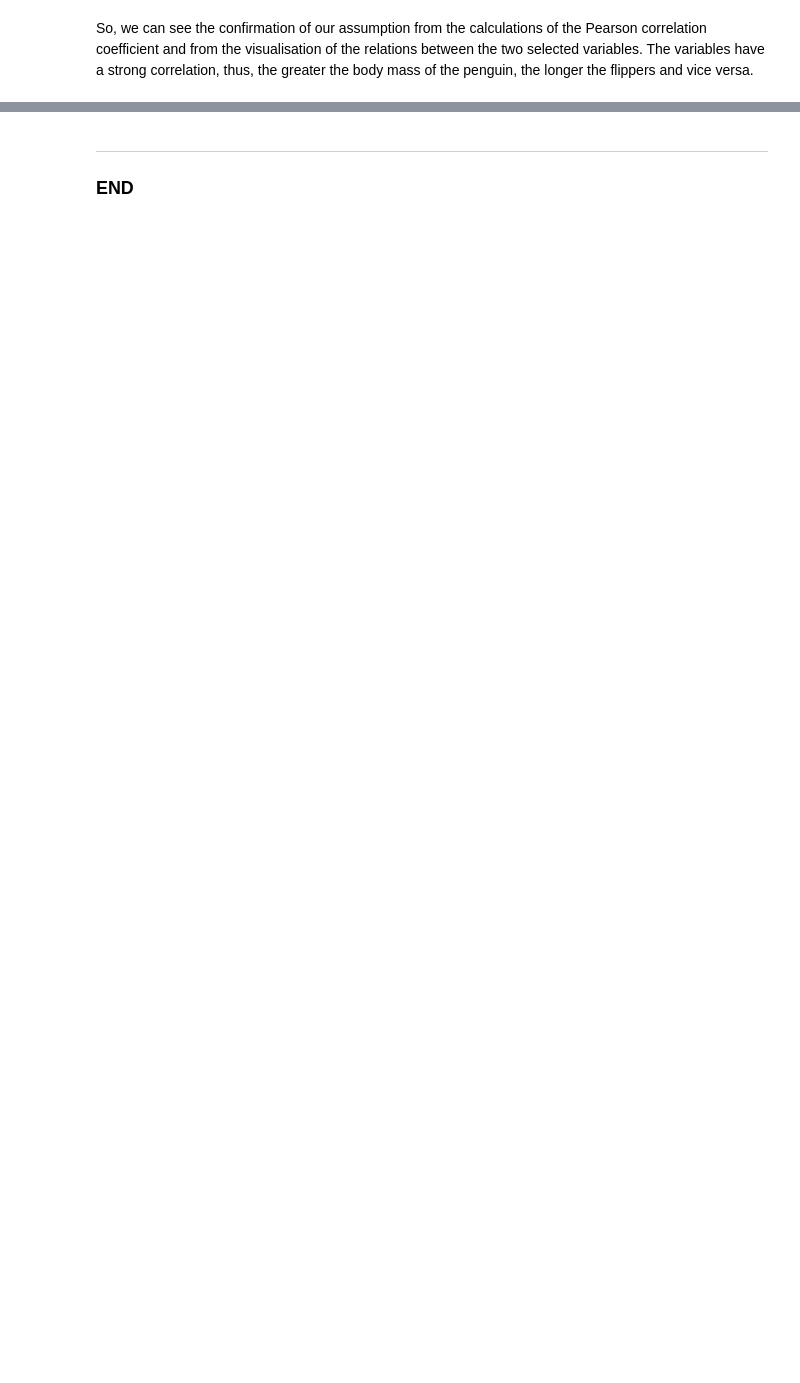
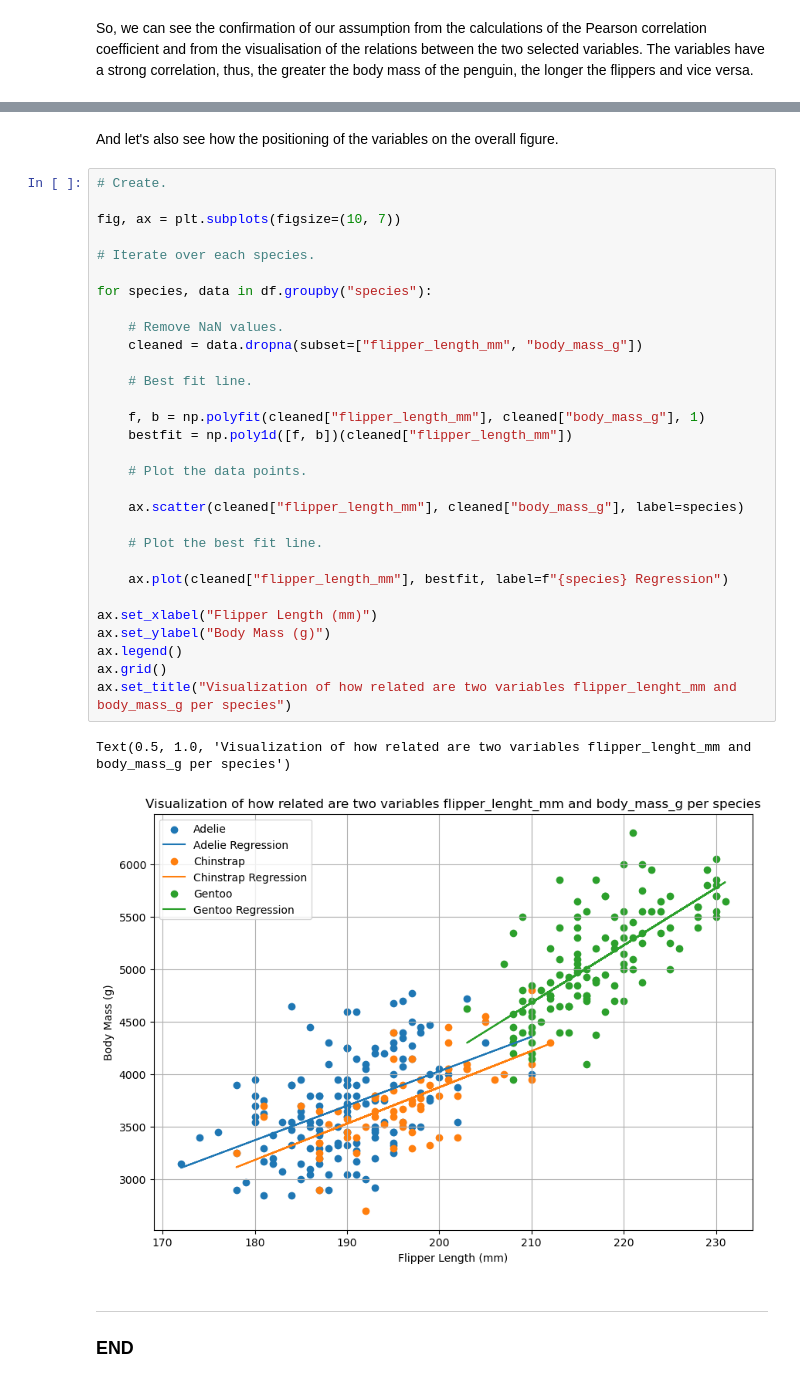
Before and after one commit to YuliiaKharchenko/PofDA-my-work, a Jupyter notebook: penguins.ipynb, the cells around one changed output, grey strips where cells are left out. Cells and saved outputs as stored; diff of their text form; blank space fills up the shorter version.

```diff
--- a/penguins.ipynb
+++ b/penguins.ipynb
@@ -428,3 +505,38 @@ So, we can see the confirmation of our assumption from the calculations of the P
+# %% [markdown]
+And let's also see how the positioning of the variables on the overall figure.
+# %%
+# Create.
+
+fig, ax = plt.subplots(figsize=(10, 7))
+
+# Iterate over each species.
+
+for species, data in df.groupby("species"):
+
+    # Remove NaN values.
+    cleaned = data.dropna(subset=["flipper_length_mm", "body_mass_g"])
+
+    # Best fit line.
+
+    f, b = np.polyfit(cleaned["flipper_length_mm"], cleaned["body_mass_g"], 1)
+    bestfit = np.poly1d([f, b])(cleaned["flipper_length_mm"])
+
+    # Plot the data points.
+
+    ax.scatter(cleaned["flipper_length_mm"], cleaned["body_mass_g"], label=species)
+
+    # Plot the best fit line.
+
+    ax.plot(cleaned["flipper_length_mm"], bestfit, label=f"{species} Regression")
+
+ax.set_xlabel("Flipper Length (mm)")
+ax.set_ylabel("Body Mass (g)")
+ax.legend()
+ax.grid()
+ax.set_title("Visualization of how related are two variables flipper_lenght_mm and body_mass_g per species")
+# %% [output]
+Text(0.5, 1.0, 'Visualization of how related are two variables flipper_lenght_mm and body_mass_g per species')
+[figure, added]
 # %% [markdown]
 ***
 
```
Also changed, not shown: parts of 7 cells of this notebook.
